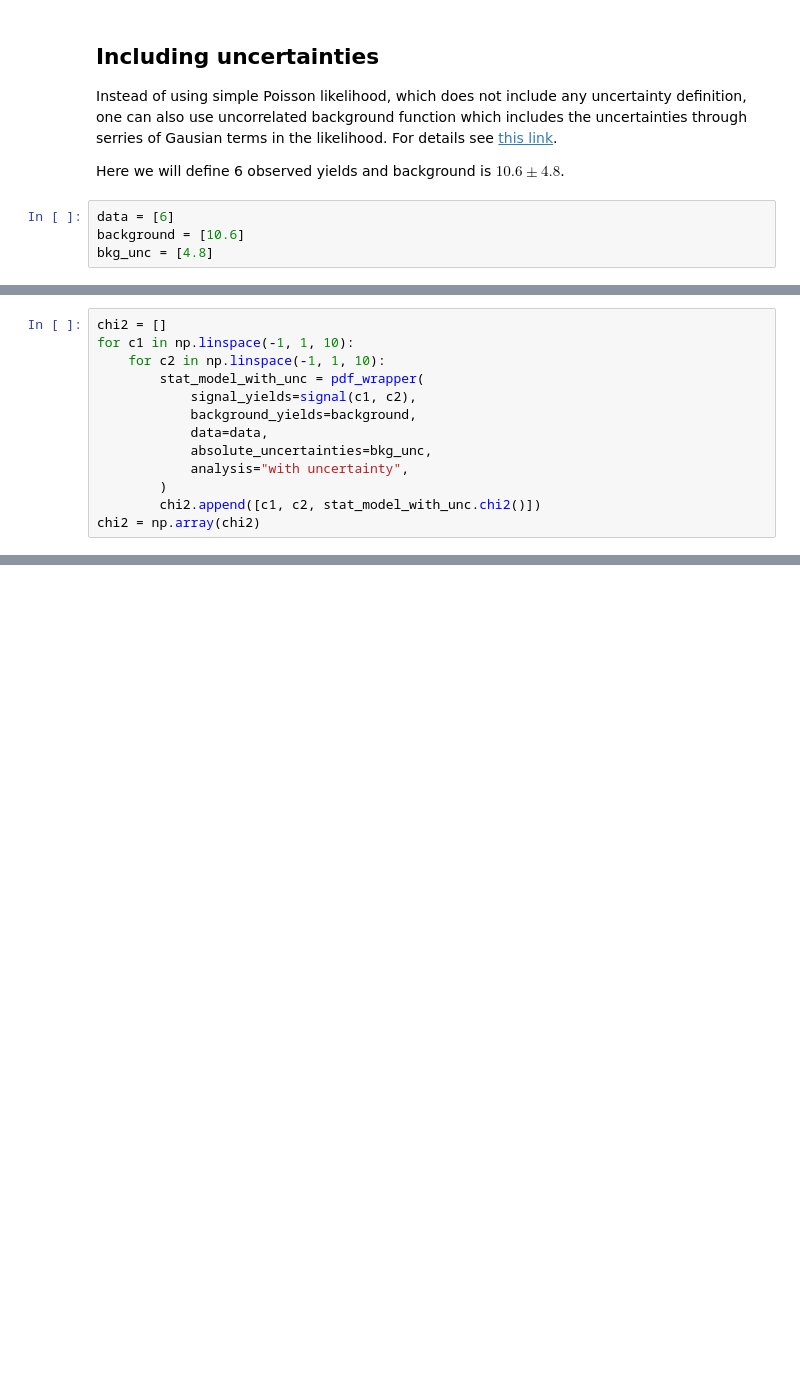
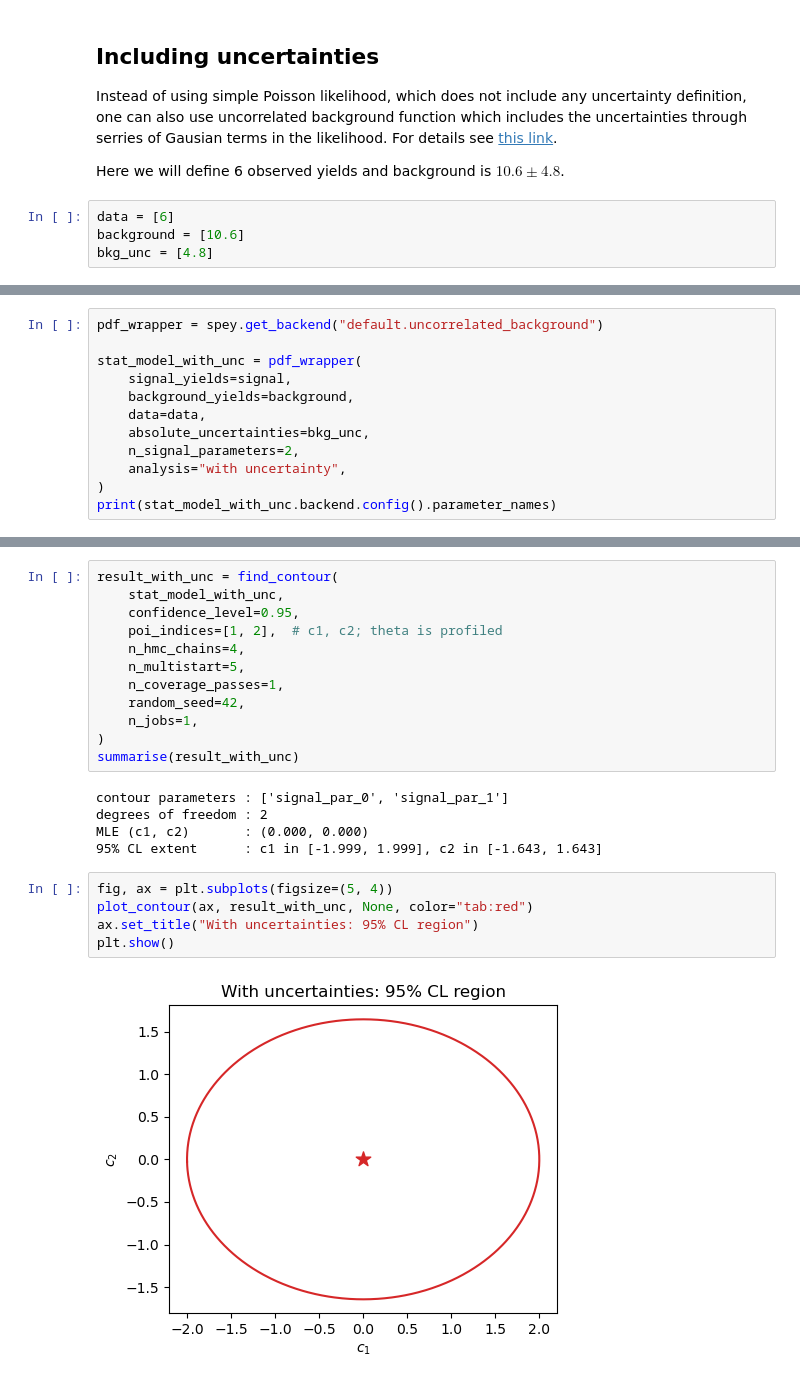
Before and after one commit to SpeysideHEP/spey, a Jupyter notebook: docs/tutorials/functional_tuto.ipynb, the cells around one changed output, grey strips where cells are left out. Saved outputs shown, nothing was run; the diff lists cells and outputs as text; blank space fills up the shorter version.

```diff
--- a/docs/tutorials/functional_tuto.ipynb
+++ b/docs/tutorials/functional_tuto.ipynb
@@ -143,13 +135,0 @@ As before, let us compute $\chi^2(c_1, c_2)$ in a similar fashion.
-# %%
-chi2 = []
-for c1 in np.linspace(-1, 1, 10):
-    for c2 in np.linspace(-1, 1, 10):
-        stat_model_with_unc = pdf_wrapper(
-            signal_yields=signal(c1, c2),
-            background_yields=background,
-            data=data,
-            absolute_uncertainties=bkg_unc,
-            analysis="with uncertainty",
-        )
-        chi2.append([c1, c2, stat_model_with_unc.chi2()])
-chi2 = np.array(chi2)
@@ -258,0 +136,12 @@ plt.show()
+# %%
+pdf_wrapper = spey.get_backend("default.uncorrelated_background")
+
+stat_model_with_unc = pdf_wrapper(
+    signal_yields=signal,
+    background_yields=background,
+    data=data,
+    absolute_uncertainties=bkg_unc,
+    n_signal_parameters=2,
+    analysis="with uncertainty",
+)
+print(stat_model_with_unc.backend.config().parameter_names)
@@ -258,0 +158,24 @@ plt.show()
+# %%
+result_with_unc = find_contour(
+    stat_model_with_unc,
+    confidence_level=0.95,
+    poi_indices=[1, 2],  # c1, c2; theta is profiled
+    n_hmc_chains=4,
+    n_multistart=5,
+    n_coverage_passes=1,
+    random_seed=42,
+    n_jobs=1,
+)
+summarise(result_with_unc)
+# %% [output]
+contour parameters : ['signal_par_0', 'signal_par_1']
+degrees of freedom : 2
+MLE (c1, c2)       : (0.000, 0.000)
+95% CL extent      : c1 in [-1.999, 1.999], c2 in [-1.643, 1.643]
+# %%
+fig, ax = plt.subplots(figsize=(5, 4))
+plot_contour(ax, result_with_unc, None, color="tab:red")
+ax.set_title("With uncertainties: 95% CL region")
+plt.show()
+# %% [output]
+[figure, added]
```
Also changed, not shown: parts of 31 cells of this notebook, 5 other files.
